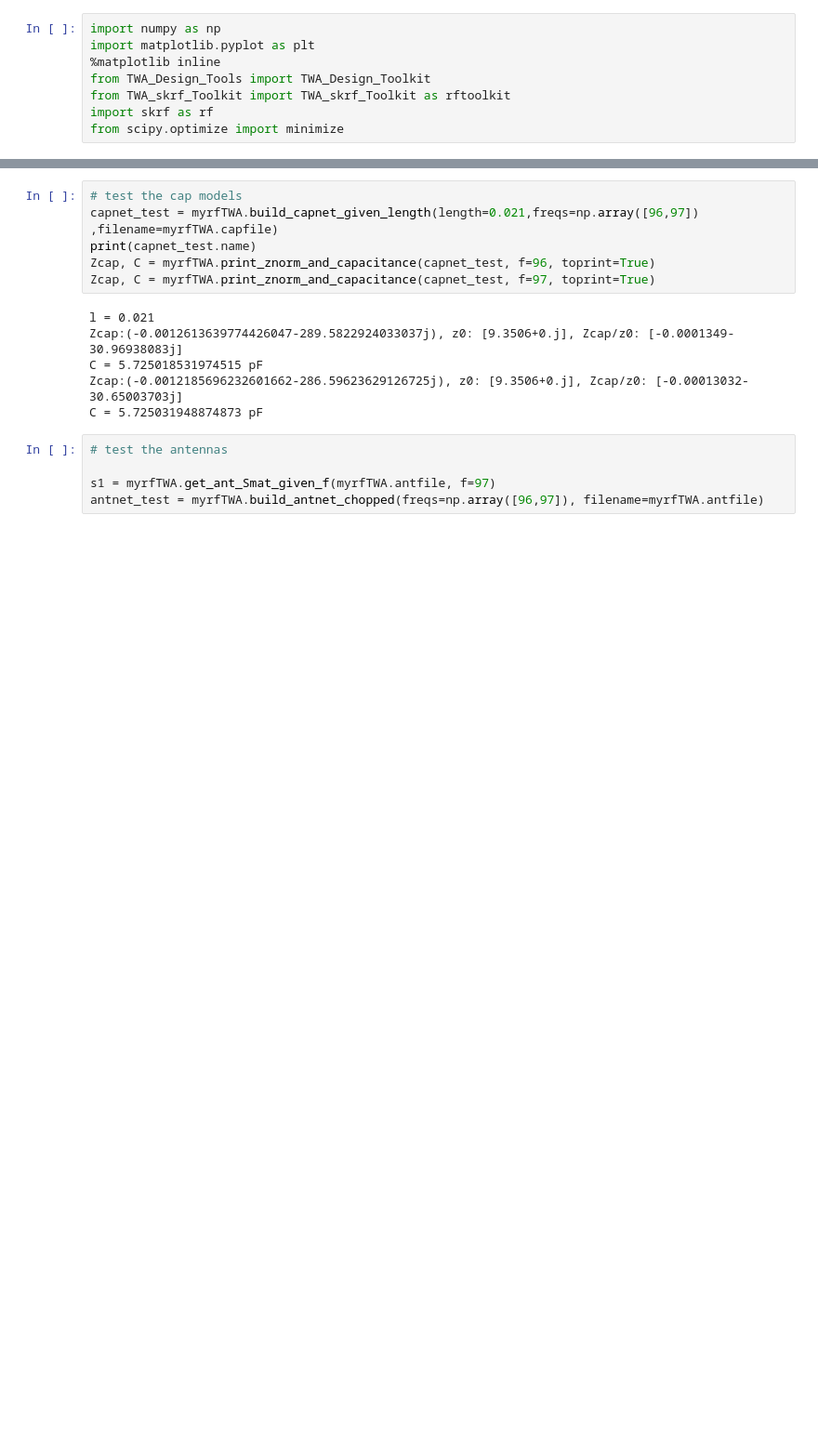
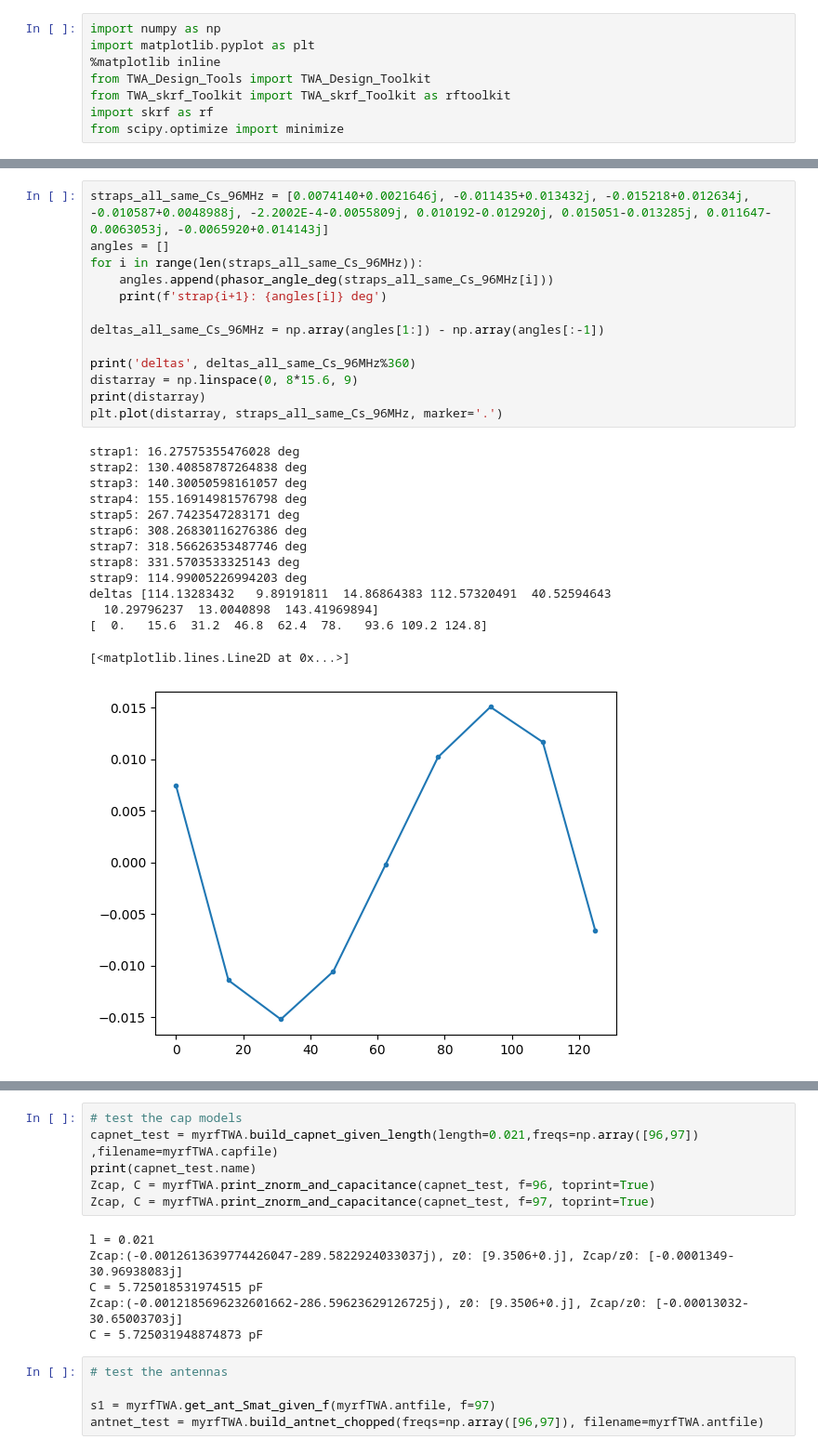
Before and after one commit to vandelij/TWA_circuit, a Jupyter notebook: testing_new_class.ipynb, the cells around one changed output, grey strips where cells are left out. Shown at 93% size. Cells and saved outputs as stored; diff of their text form; blank space fills up the shorter version.

```diff
--- a/testing_new_class.ipynb
+++ b/testing_new_class.ipynb
@@ -8,0 +95,28 @@ from scipy.optimize import minimize
+# %%
+straps_all_same_Cs_96MHz = [0.0074140+0.0021646j, -0.011435+0.013432j, -0.015218+0.012634j, -0.010587+0.0048988j, -2.2002E-4-0.0055809j, 0.010192-0.012920j, 0.015051-0.013285j, 0.011647-0.0063053j, -0.0065920+0.014143j]
+angles = []
+for i in range(len(straps_all_same_Cs_96MHz)):
+    angles.append(phasor_angle_deg(straps_all_same_Cs_96MHz[i]))
+    print(f'strap{i+1}: {angles[i]} deg')
+
+deltas_all_same_Cs_96MHz = np.array(angles[1:]) - np.array(angles[:-1])
+
+print('deltas', deltas_all_same_Cs_96MHz%360)
+distarray = np.linspace(0, 8*15.6, 9)
+print(distarray)
+plt.plot(distarray, straps_all_same_Cs_96MHz, marker='.')
+# %% [output]
+strap1: 16.27575355476028 deg
+strap2: 130.40858787264838 deg
+strap3: 140.30050598161057 deg
+strap4: 155.16914981576798 deg
+strap5: 267.7423547283171 deg
+strap6: 308.26830116276386 deg
+strap7: 318.56626353487746 deg
+strap8: 331.5703533325143 deg
+strap9: 114.99005226994203 deg
+deltas [114.13283432   9.89191811  14.86864383 112.57320491  40.52594643
+  10.29796237  13.0040898  143.41969894]
+[  0.   15.6  31.2  46.8  62.4  78.   93.6 109.2 124.8]
+[<matplotlib.lines.Line2D at 0x...>]
+[figure, added]
```
Also changed, not shown: parts of 19 cells of this notebook, 13 other files.
